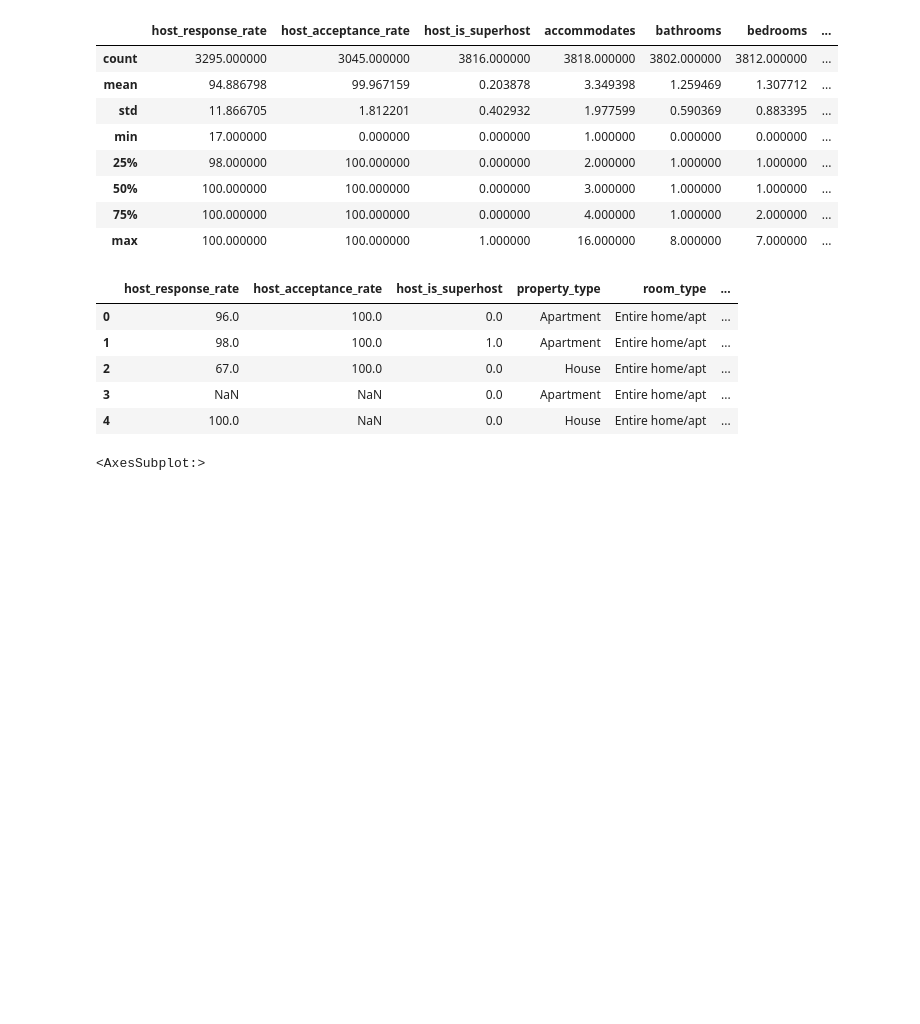
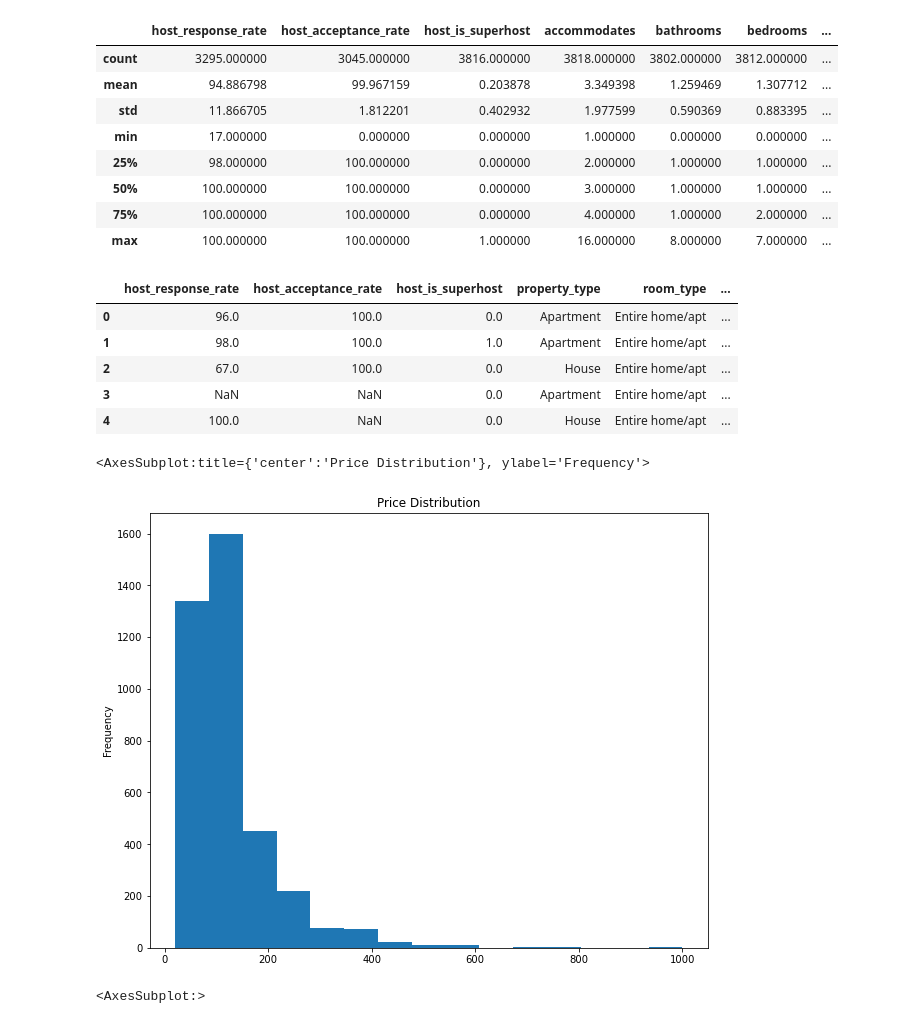
Before and after one commit to bwblock/airbnb-dataset, a Jupyter notebook: review-score-model.ipynb, the cells around one changed output. Drawn from its saved outputs; the diff is of its cells as text; code cells hidden in the pictures; blank space fills up the shorter version.

Commit message:
added plots

```diff
--- a/review-score-model.ipynb
+++ b/review-score-model.ipynb
@@ -125,6 +125,11 @@ def summarize_data(df):
     return props_study_df
 
 amenities_df = summarize_data(df1)
+# %%
+df1['price'].plot(kind='hist',bins=15,figsize=(10,8),title='Price Distribution')
+# %% [output]
+<AxesSubplot:title={'center':'Price Distribution'}, ylabel='Frequency'>
+[figure, added]
 # %%
 ((df1['property_type'].value_counts())/df1.shape[0]).plot(kind='bar',figsize=(10,7))
 # %% [output]
```
